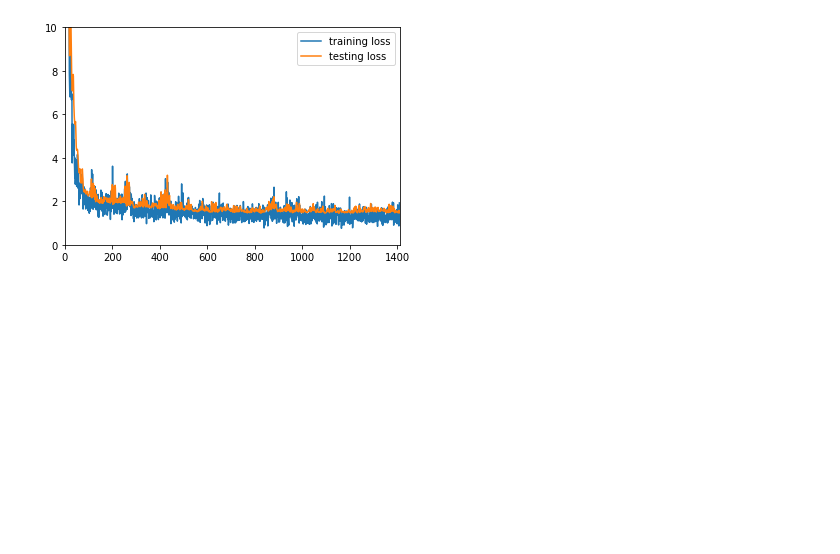
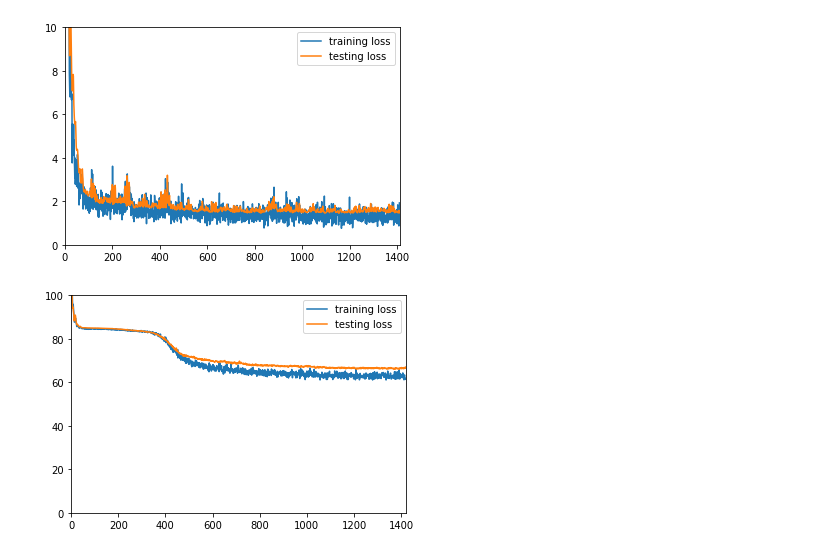
Before and after one commit to icaros-usc/EvoStone2, a Jupyter notebook: TestBed/DeckSearch/train_log/plot_loss.ipynb, the cells around one changed output. Cells and saved outputs as stored; diff of their text form; code cells hidden in the pictures; blank space fills up the shorter version.

```diff
--- a/TestBed/DeckSearch/train_log/plot_loss.ipynb
+++ b/TestBed/DeckSearch/train_log/plot_loss.ipynb
@@ -72,3 +72,7 @@ plot_losses("train_loss_deepset.txt", "test_loss_deepset.txt", 10)
 plot_losses("train_loss_fcnn.txt", "test_loss_fcnn.txt", 10)
 # %% [output]
 [figure]
+# %%
+plot_losses("train_loss_vae.txt", "test_loss_vae.txt", 100)
+# %% [output]
+[figure, added]
```
Also changed, not shown: parts of 5 cells of this notebook, 2 other files.
